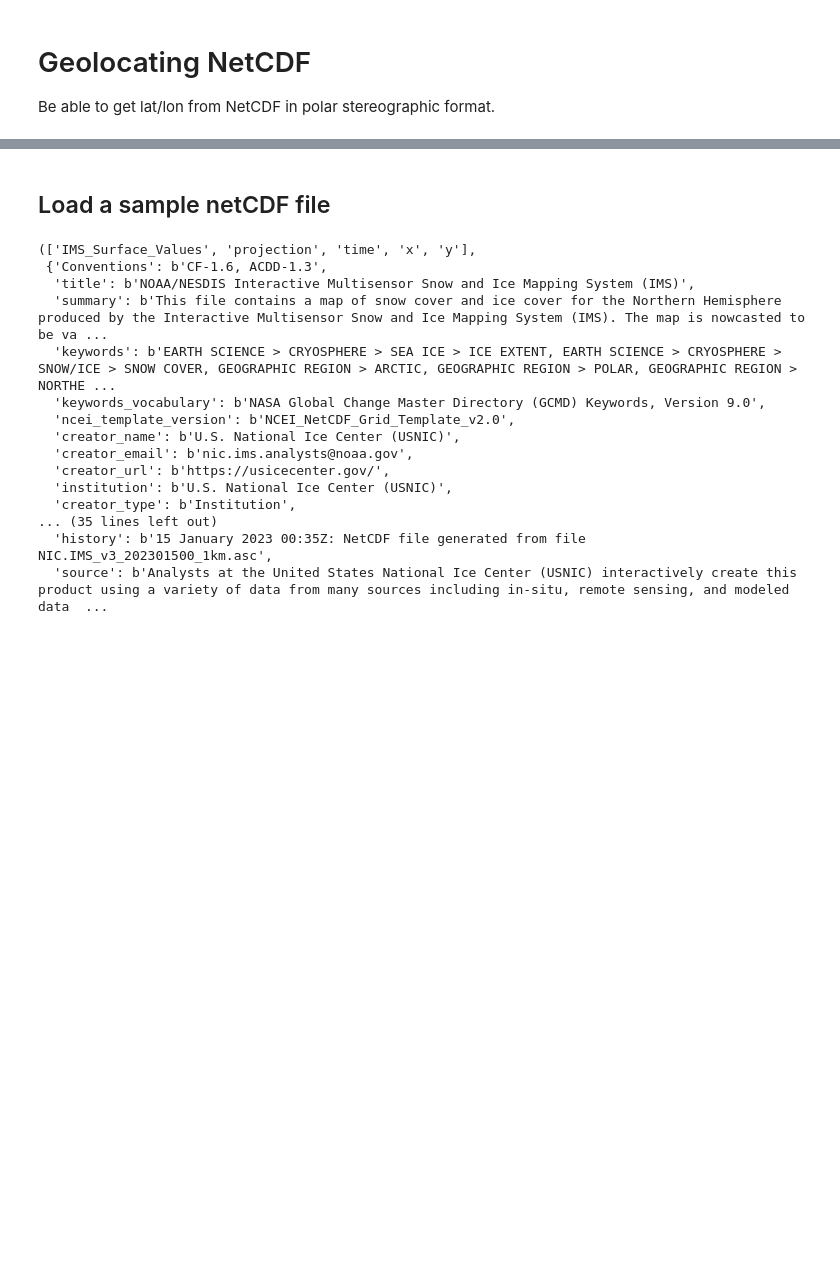
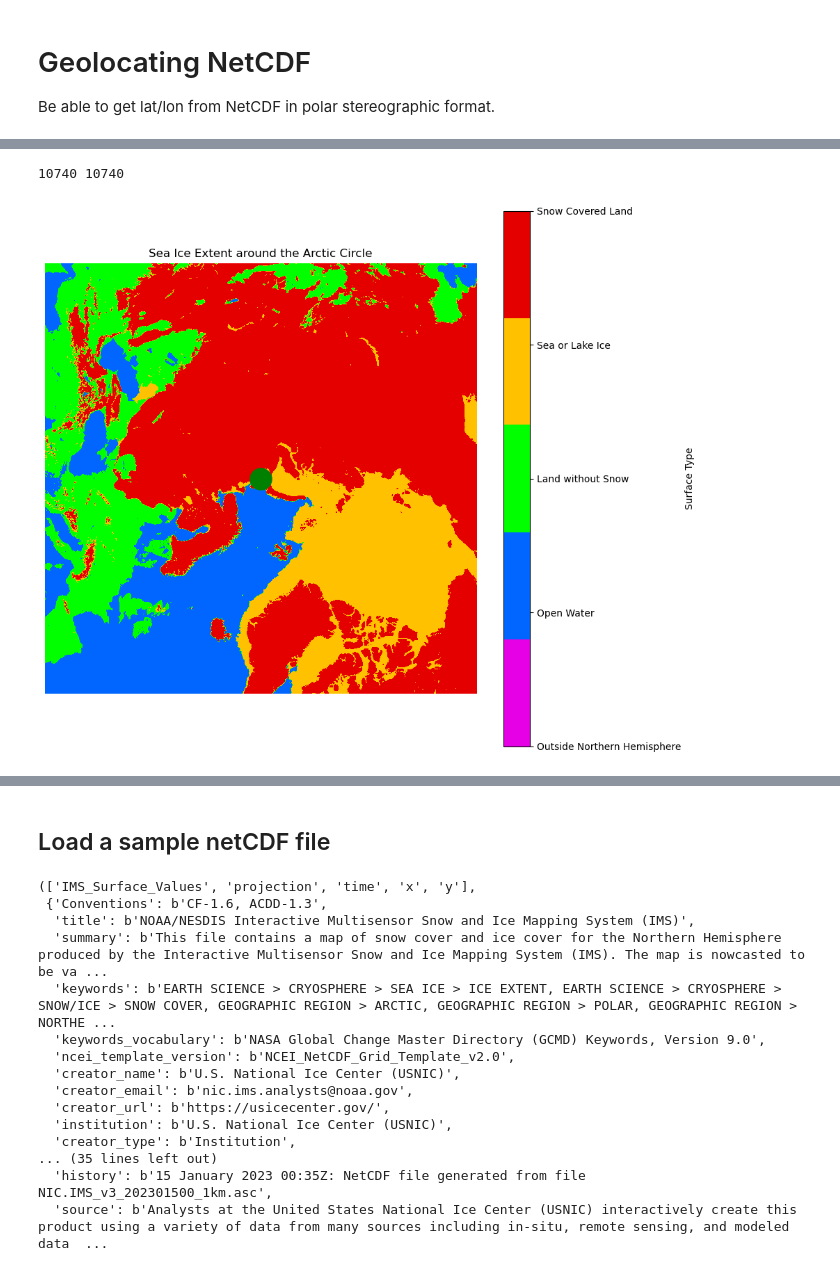
Before and after one commit to NOAA-HES-Capstone/icedyno, a Jupyter notebook: workspaces/julieanna/ims_latlong.ipynb, the cells around one changed output, grey strips where cells are left out. Drawn from its saved outputs; the diff is of its cells as text; code cells hidden in the pictures; blank space fills up the shorter version.

```diff
--- a/workspaces/julieanna/ims_latlong.ipynb
+++ b/workspaces/julieanna/ims_latlong.ipynb
@@ -92,0 +156,12 @@ def plot_sie(sie: np.array):
+# %%
+x_coord = find_closest_index_in_grid(-1547098.0, x_coords)
+y_coord = find_closest_index_in_grid(-1547098.0, y_coords)
+print(x_coord, y_coord)
+window = 4000
+plot_sie(
+    sie[0][x_coord - window : x_coord + window, y_coord - window : y_coord + window],
+    marker=(window, window),
+)
+# %% [output]
+10740 10740
+[figure, added]
```
Also changed, not shown: parts of 29 cells of this notebook, 1 other file.
